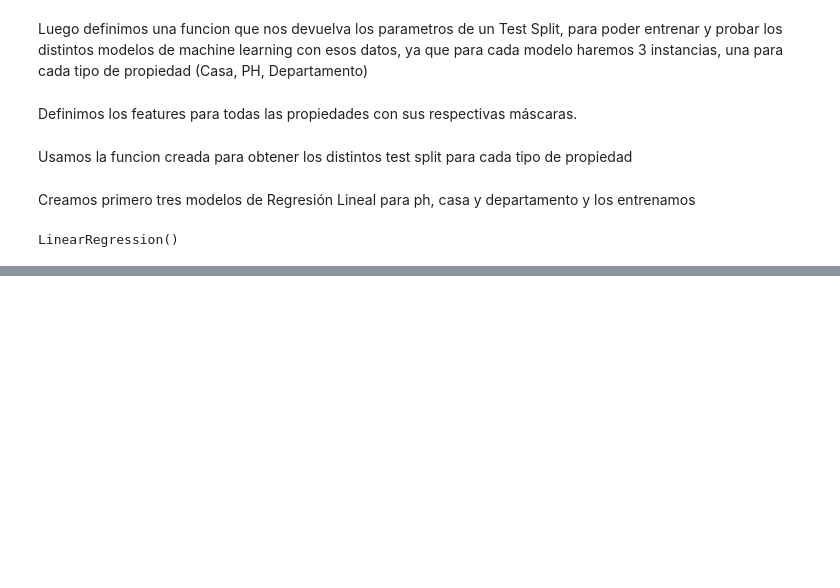
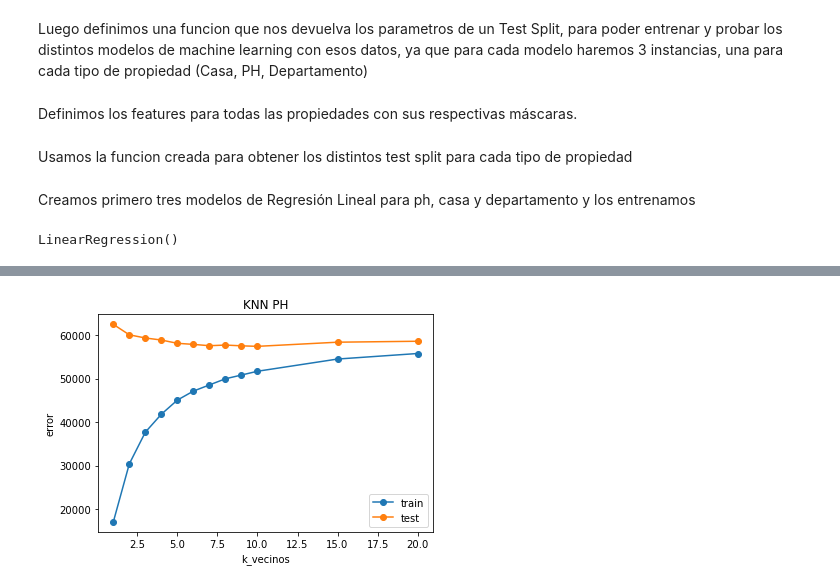
Before and after one commit to lucho64/Proyecto-01-DataScience-LucianoGil, a Jupyter notebook: Proyecto-01/Luciano_Gil_Proyecto_01.ipynb, the cells around one changed output, grey strips where cells are left out. Drawn from its saved outputs; the diff is of its cells as text; code cells hidden in the pictures; blank space fills up the shorter version.

```diff
--- a/Proyecto-01/Luciano_Gil_Proyecto_01.ipynb
+++ b/Proyecto-01/Luciano_Gil_Proyecto_01.ipynb
@@ -403,0 +458,5 @@ Raíz del error cuadrático medio en Test: 62506.12358991394
+# %%
+#PH
+knn_hiperparam('KNN PH', knn, X_train_ph, X_test_ph, y_train_ph, y_test_ph)
+# %% [output]
+[figure, added]
```
Also changed, not shown: parts of 24 cells of this notebook.
